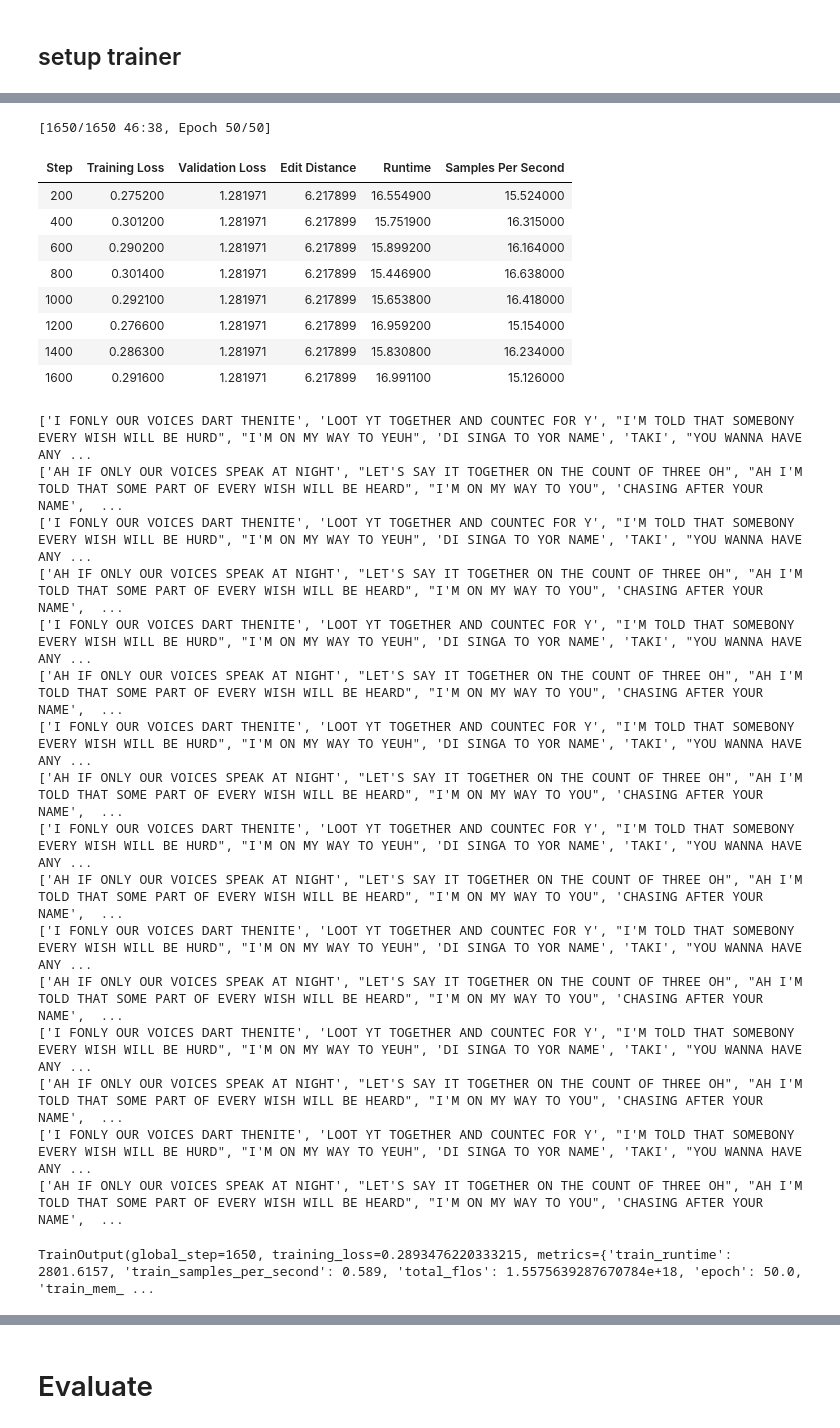
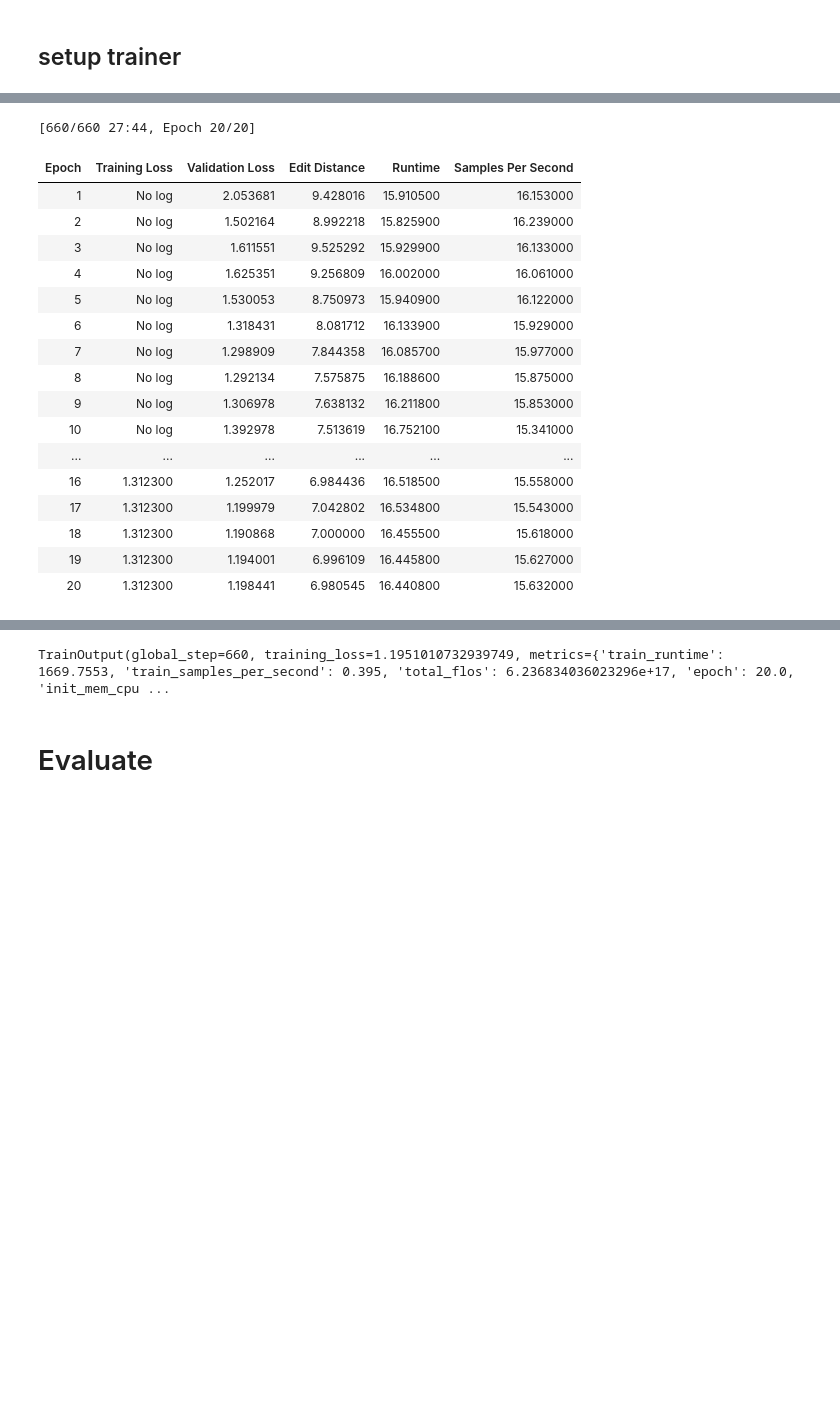
Before and after one commit to garrisonhess/autosubs, a Jupyter notebook: final_project_wav2vec2.ipynb, the cells around one changed output, grey strips where cells are left out. Cells and saved outputs as stored; diff of their text form; code cells hidden in the pictures; blank space fills up the shorter version.

```diff
--- a/final_project_wav2vec2.ipynb
+++ b/final_project_wav2vec2.ipynb
@@ -192,7 +173,7 @@ def speech_file_to_array_fn(batch):
     batch["target_text"] = batch["Text"]
     return batch
 
-knnw = knnw.map(speech_file_to_array_fn, remove_columns=knnw.column_names["train"], num_proc=4)
+knnw = knnw.map(speech_file_to_array_fn, num_proc=4)
 # %% [markdown]
 check examples
 # %%
@@ -229,11 +214,14 @@ def prepare_dataset(batch):
     ), f"Make sure all inputs have the same sampling rate of {processor.feature_extractor.sampling_rate}."
 
     batch["input_values"] = processor(batch["speech"], sampling_rate=batch["sampling_rate"][0]).input_values
+    # print(batch['target_text'])
     with processor.as_target_processor():
         batch["labels"] = processor(batch["target_text"]).input_ids
+    # print(batch["labels"])
     return batch
 
-knnw_prepared = knnw.map(prepare_dataset, remove_columns=knnw.column_names["train"], batch_size=8, num_proc=4, batched=True)
+knnw_prepared = knnw.map(prepare_dataset, batch_size=8, num_proc=4, batched=True)
+# knnw_prepared = knnw_preapared.map(prepare_dataset, remove_columns=knnw_prepared.column_names["test"], batch_size=8, num_proc=4, batched=True)
 # %% [markdown]
 ## setup trainer
 # %%
@@ -343,14 +363,11 @@ training_args = TrainingArguments(
   output_dir="./wav2vec2-base-knnw-demo",
   group_by_length=True,
   per_device_train_batch_size=32,
-  evaluation_strategy="steps",
-  num_train_epochs=50,
+  evaluation_strategy="epoch",
+  num_train_epochs=20,
   fp16=True,
-  save_steps=200,
-  eval_steps=200,
-  logging_steps=200,
-  learning_rate=1e-4,
-  weight_decay=0.000005,
+  learning_rate=5e-5,
+  weight_decay=5e-7,
   warmup_steps=10,
   save_total_limit=2,
 )
@@ -399,30 +386,22 @@ TrainOutput(global_step=1650, training_loss=0.6175197358564897, metrics={'train_
-# %%
-trainer.train()
-# %% [output]
-[1650/1650 46:38, Epoch 50/50]
-| Step | Training Loss | Validation Loss | Edit Distance | Runtime | Samples Per Second |
-| 200 | 0.275200 | 1.281971 | 6.217899 | 16.554900 | 15.524000 |
-| 400 | 0.301200 | 1.281971 | 6.217899 | 15.751900 | 16.315000 |
-| 600 | 0.290200 | 1.281971 | 6.217899 | 15.899200 | 16.164000 |
-| 800 | 0.301400 | 1.281971 | 6.217899 | 15.446900 | 16.638000 |
-| 1000 | 0.292100 | 1.281971 | 6.217899 | 15.653800 | 16.418000 |
-| 1200 | 0.276600 | 1.281971 | 6.217899 | 16.959200 | 15.154000 |
-| 1400 | 0.286300 | 1.281971 | 6.217899 | 15.830800 | 16.234000 |
-| 1600 | 0.291600 | 1.281971 | 6.217899 | 16.991100 | 15.126000 |
-['I FONLY OUR VOICES DART THENITE', 'LOOT YT TOGETHER AND COUNTEC FOR Y', "I'M TOLD THAT SOMEBONY EVERY WISH WILL BE HURD", "I'M ON MY WAY TO YEUH", 'DI SINGA TO YOR NAME', 'TAKI', "YOU WANNA HAVE ANY ...
-['AH IF ONLY OUR VOICES SPEAK AT NIGHT', "LET'S SAY IT TOGETHER ON THE COUNT OF THREE OH", "AH I'M TOLD THAT SOME PART OF EVERY WISH WILL BE HEARD", "I'M ON MY WAY TO YOU", 'CHASING AFTER YOUR NAME',  ...
-['I FONLY OUR VOICES DART THENITE', 'LOOT YT TOGETHER AND COUNTEC FOR Y', "I'M TOLD THAT SOMEBONY EVERY WISH WILL BE HURD", "I'M ON MY WAY TO YEUH", 'DI SINGA TO YOR NAME', 'TAKI', "YOU WANNA HAVE ANY ...
-['AH IF ONLY OUR VOICES SPEAK AT NIGHT', "LET'S SAY IT TOGETHER ON THE COUNT OF THREE OH", "AH I'M TOLD THAT SOME PART OF EVERY WISH WILL BE HEARD", "I'M ON MY WAY TO YOU", 'CHASING AFTER YOUR NAME',  ...
-['I FONLY OUR VOICES DART THENITE', 'LOOT YT TOGETHER AND COUNTEC FOR Y', "I'M TOLD THAT SOMEBONY EVERY WISH WILL BE HURD", "I'M ON MY WAY TO YEUH", 'DI SINGA TO YOR NAME', 'TAKI', "YOU WANNA HAVE ANY ...
-['AH IF ONLY OUR VOICES SPEAK AT NIGHT', "LET'S SAY IT TOGETHER ON THE COUNT OF THREE OH", "AH I'M TOLD THAT SOME PART OF EVERY WISH WILL BE HEARD", "I'M ON MY WAY TO YOU", 'CHASING AFTER YOUR NAME',  ...
-['I FONLY OUR VOICES DART THENITE', 'LOOT YT TOGETHER AND COUNTEC FOR Y', "I'M TOLD THAT SOMEBONY EVERY WISH WILL BE HURD", "I'M ON MY WAY TO YEUH", 'DI SINGA TO YOR NAME', 'TAKI', "YOU WANNA HAVE ANY ...
-['AH IF ONLY OUR VOICES SPEAK AT NIGHT', "LET'S SAY IT TOGETHER ON THE COUNT OF THREE OH", "AH I'M TOLD THAT SOME PART OF EVERY WISH WILL BE HEARD", "I'M ON MY WAY TO YOU", 'CHASING AFTER YOUR NAME',  ...
-['I FONLY OUR VOICES DART THENITE', 'LOOT YT TOGETHER AND COUNTEC FOR Y', "I'M TOLD THAT SOMEBONY EVERY WISH WILL BE HURD", "I'M ON MY WAY TO YEUH", 'DI SINGA TO YOR NAME', 'TAKI', "YOU WANNA HAVE ANY ...
-['AH IF ONLY OUR VOICES SPEAK AT NIGHT', "LET'S SAY IT TOGETHER ON THE COUNT OF THREE OH", "AH I'M TOLD THAT SOME PART OF EVERY WISH WILL BE HEARD", "I'M ON MY WAY TO YOU", 'CHASING AFTER YOUR NAME',  ...
-['I FONLY OUR VOICES DART THENITE', 'LOOT YT TOGETHER AND COUNTEC FOR Y', "I'M TOLD THAT SOMEBONY EVERY WISH WILL BE HURD", "I'M ON MY WAY TO YEUH", 'DI SINGA TO YOR NAME', 'TAKI', "YOU WANNA HAVE ANY ...
-['AH IF ONLY OUR VOICES SPEAK AT NIGHT', "LET'S SAY IT TOGETHER ON THE COUNT OF THREE OH", "AH I'M TOLD THAT SOME PART OF EVERY WISH WILL BE HEARD", "I'M ON MY WAY TO YOU", 'CHASING AFTER YOUR NAME',  ...
-['I FONLY OUR VOICES DART THENITE', 'LOOT YT TOGETHER AND COUNTEC FOR Y', "I'M TOLD THAT SOMEBONY EVERY WISH WILL BE HURD", "I'M ON MY WAY TO YEUH", 'DI SINGA TO YOR NAME', 'TAKI', "YOU WANNA HAVE ANY ...
-['AH IF ONLY OUR VOICES SPEAK AT NIGHT', "LET'S SAY IT TOGETHER ON THE COUNT OF THREE OH", "AH I'M TOLD THAT SOME PART OF EVERY WISH WILL BE HEARD", "I'M ON MY WAY TO YOU", 'CHASING AFTER YOUR NAME',  ...
-['I FONLY OUR VOICES DART THENITE', 'LOOT YT TOGETHER AND COUNTEC FOR Y', "I'M TOLD THAT SOMEBONY EVERY WISH WILL BE HURD", "I'M ON MY WAY TO YEUH", 'DI SINGA TO YOR NAME', 'TAKI', "YOU WANNA HAVE ANY ...
-['AH IF ONLY OUR VOICES SPEAK AT NIGHT', "LET'S SAY IT TOGETHER ON THE COUNT OF THREE OH", "AH I'M TOLD THAT SOME PART OF EVERY WISH WILL BE HEARD", "I'M ON MY WAY TO YOU", 'CHASING AFTER YOUR NAME',  ...
-TrainOutput(global_step=1650, training_loss=0.2893476220333215, metrics={'train_runtime': 2801.6157, 'train_samples_per_second': 0.589, 'total_flos': 1.5575639287670784e+18, 'epoch': 50.0, 'train_mem_ ...
+# %%
+model.train()
+trainer.train()
+# %% [output]
+[660/660 27:44, Epoch 20/20]
+| Epoch | Training Loss | Validation Loss | Edit Distance | Runtime | Samples Per Second |
+| 1 | No log | 2.053681 | 9.428016 | 15.910500 | 16.153000 |
+| 2 | No log | 1.502164 | 8.992218 | 15.825900 | 16.239000 |
+| 3 | No log | 1.611551 | 9.525292 | 15.929900 | 16.133000 |
+| 4 | No log | 1.625351 | 9.256809 | 16.002000 | 16.061000 |
+| 5 | No log | 1.530053 | 8.750973 | 15.940900 | 16.122000 |
+| 6 | No log | 1.318431 | 8.081712 | 16.133900 | 15.929000 |
+| 7 | No log | 1.298909 | 7.844358 | 16.085700 | 15.977000 |
+| 8 | No log | 1.292134 | 7.575875 | 16.188600 | 15.875000 |
+| 9 | No log | 1.306978 | 7.638132 | 16.211800 | 15.853000 |
+| 10 | No log | 1.392978 | 7.513619 | 16.752100 | 15.341000 |
+| ... | ... | ... | ... | ... | ... |
+| 16 | 1.312300 | 1.252017 | 6.984436 | 16.518500 | 15.558000 |
+| 17 | 1.312300 | 1.199979 | 7.042802 | 16.534800 | 15.543000 |
+| 18 | 1.312300 | 1.190868 | 7.000000 | 16.455500 | 15.618000 |
+| 19 | 1.312300 | 1.194001 | 6.996109 | 16.445800 | 15.627000 |
+| 20 | 1.312300 | 1.198441 | 6.980545 | 16.440800 | 15.632000 |
@@ -429,3 +425,4 @@ TrainOutput(global_step=1650, training_loss=0.2893476220333215, metrics={'train_
+TrainOutput(global_step=660, training_loss=1.1951010732939749, metrics={'train_runtime': 1669.7553, 'train_samples_per_second': 0.395, 'total_flos': 6.236834036023296e+17, 'epoch': 20.0, 'init_mem_cpu ...
 # %% [markdown]
 # Evaluate
 # %%
```
Also changed, not shown: parts of 22 cells of this notebook.
